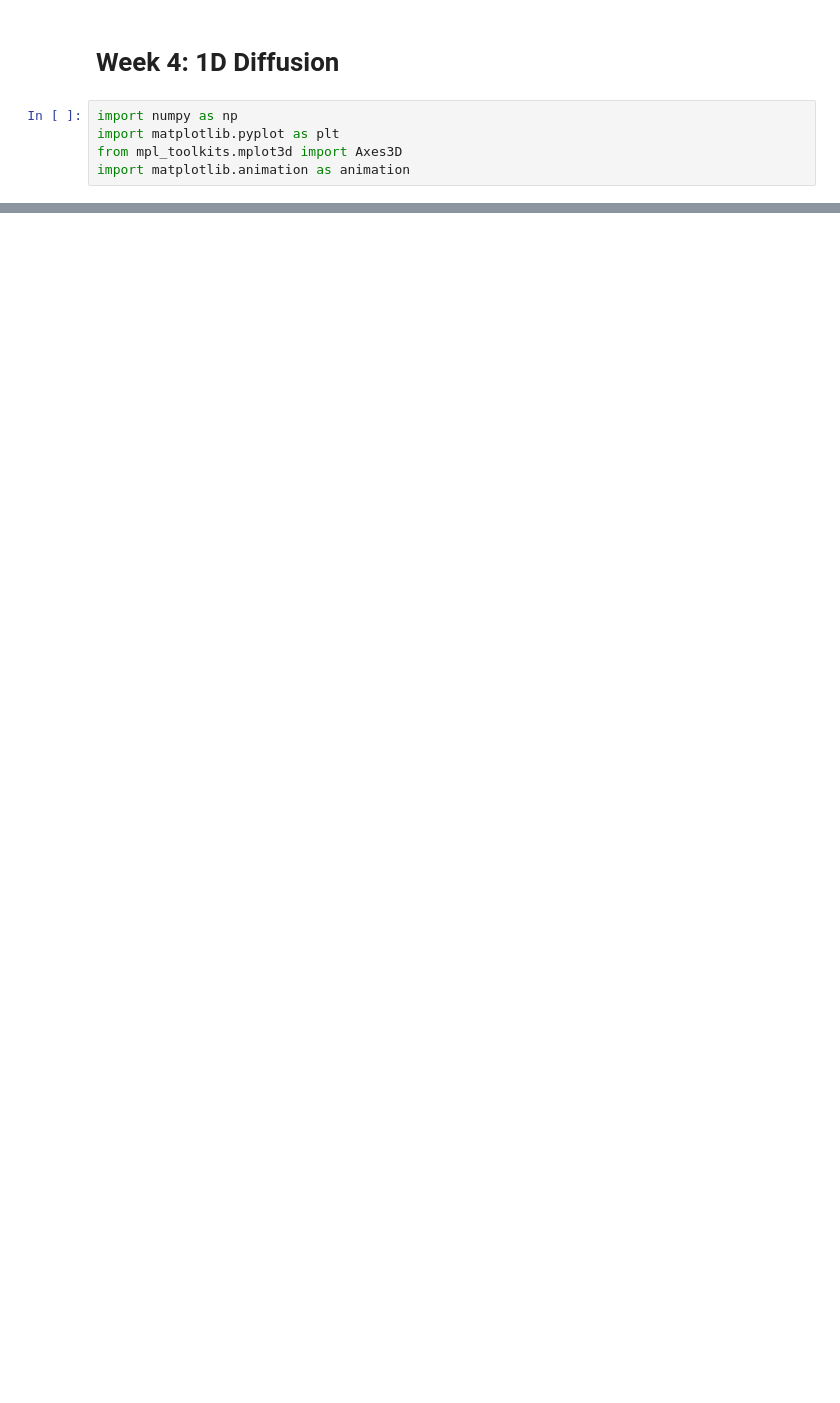
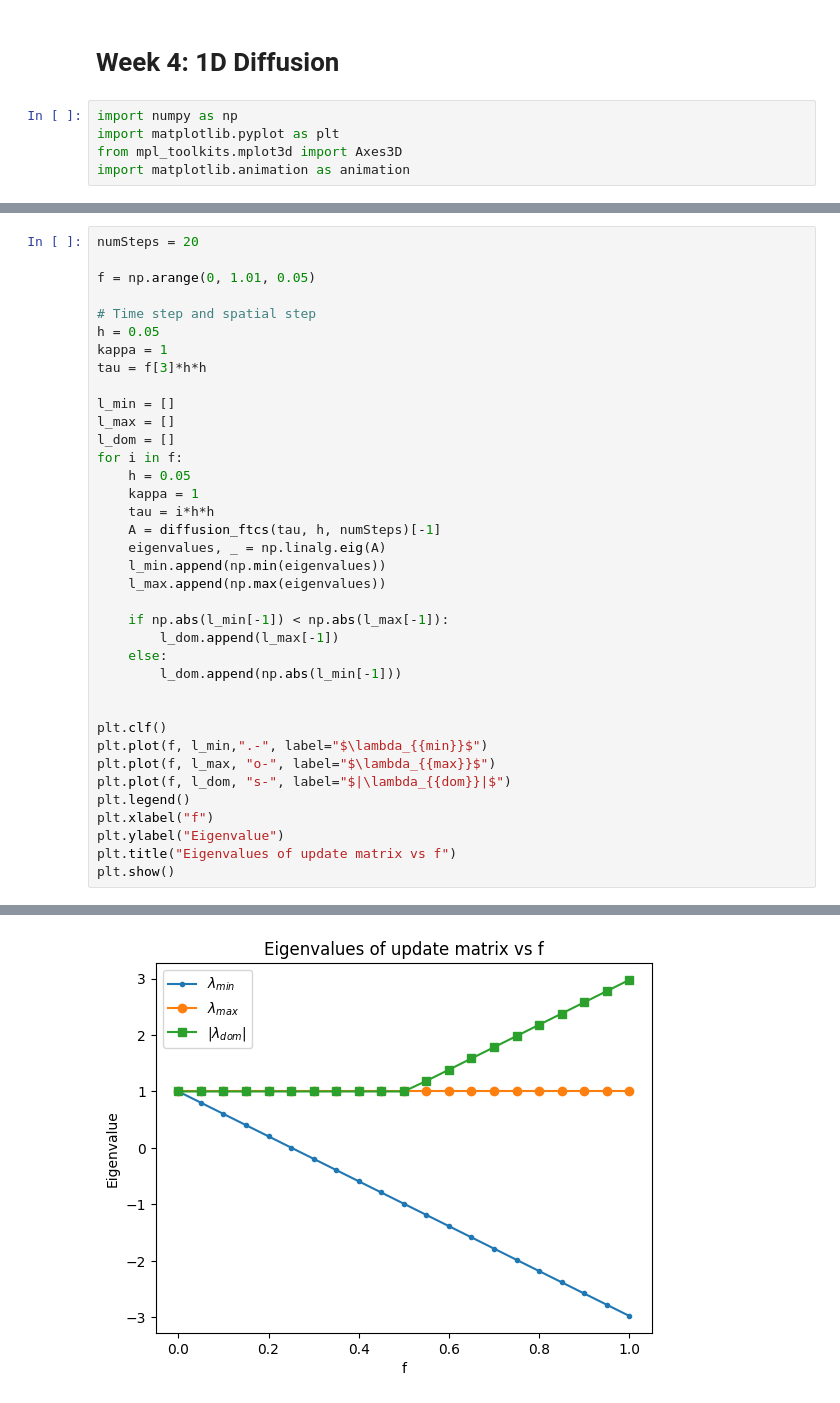
Before and after one commit to shigneedmeds/ComputationalPhysicsPython, a Jupyter notebook: diffusion_ftcs.ipynb, the cells around one changed output, grey strips where cells are left out. Saved outputs shown, nothing was run; the diff lists cells and outputs as text; blank space fills up the shorter version.

```diff
--- a/diffusion_ftcs.ipynb
+++ b/diffusion_ftcs.ipynb
@@ -69,0 +70,38 @@ def diffusion_ftcs(tau, h, numsteps):
+# %%
+numSteps = 20
+
+f = np.arange(0, 1.01, 0.05)
+
+# Time step and spatial step
+h = 0.05
+kappa = 1
+tau = f[3]*h*h
+
+l_min = []
+l_max = []
+l_dom = []
+for i in f:
+    h = 0.05
+    kappa = 1
+    tau = i*h*h
+    A = diffusion_ftcs(tau, h, numSteps)[-1]
+    eigenvalues, _ = np.linalg.eig(A)
+    l_min.append(np.min(eigenvalues))
+    l_max.append(np.max(eigenvalues))
+
+    if np.abs(l_min[-1]) < np.abs(l_max[-1]):
+        l_dom.append(l_max[-1])
+    else:
+        l_dom.append(np.abs(l_min[-1]))
+
+
+plt.clf()
+plt.plot(f, l_min,".-", label="$\lambda_{{min}}$")
+plt.plot(f, l_max, "o-", label="$\lambda_{{max}}$")
+plt.plot(f, l_dom, "s-", label="$|\lambda_{{dom}}|$")
+plt.legend()
+plt.xlabel("f")
+plt.ylabel("Eigenvalue")
+plt.title("Eigenvalues of update matrix vs f")
+plt.show()
+# %% [output]
@@ -70,2 +125,3 @@ def diffusion_ftcs(tau, h, numsteps):
+[figure, added]
 # %%
 # Number of time steps
```
Also changed, not shown: parts of 7 cells of this notebook.
